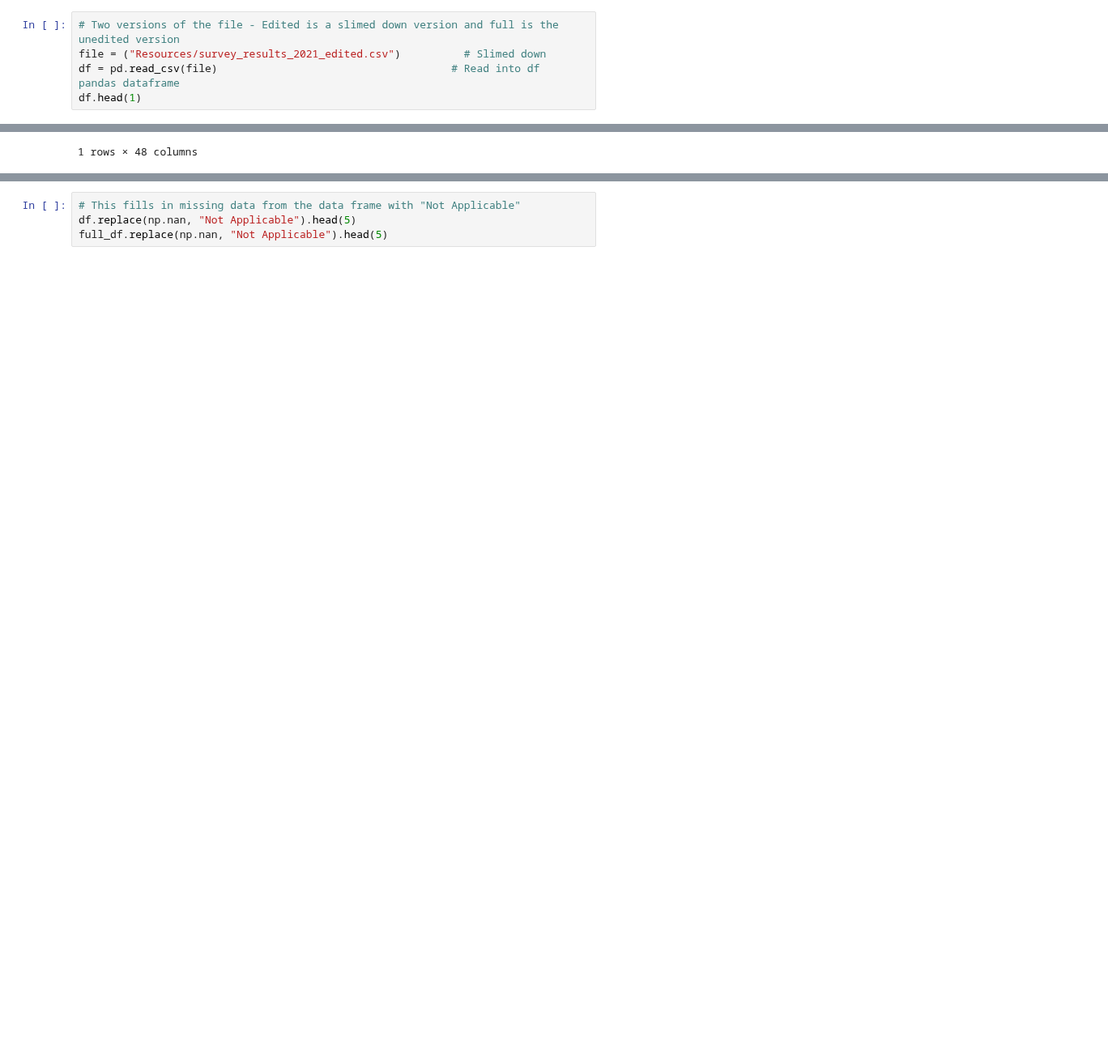
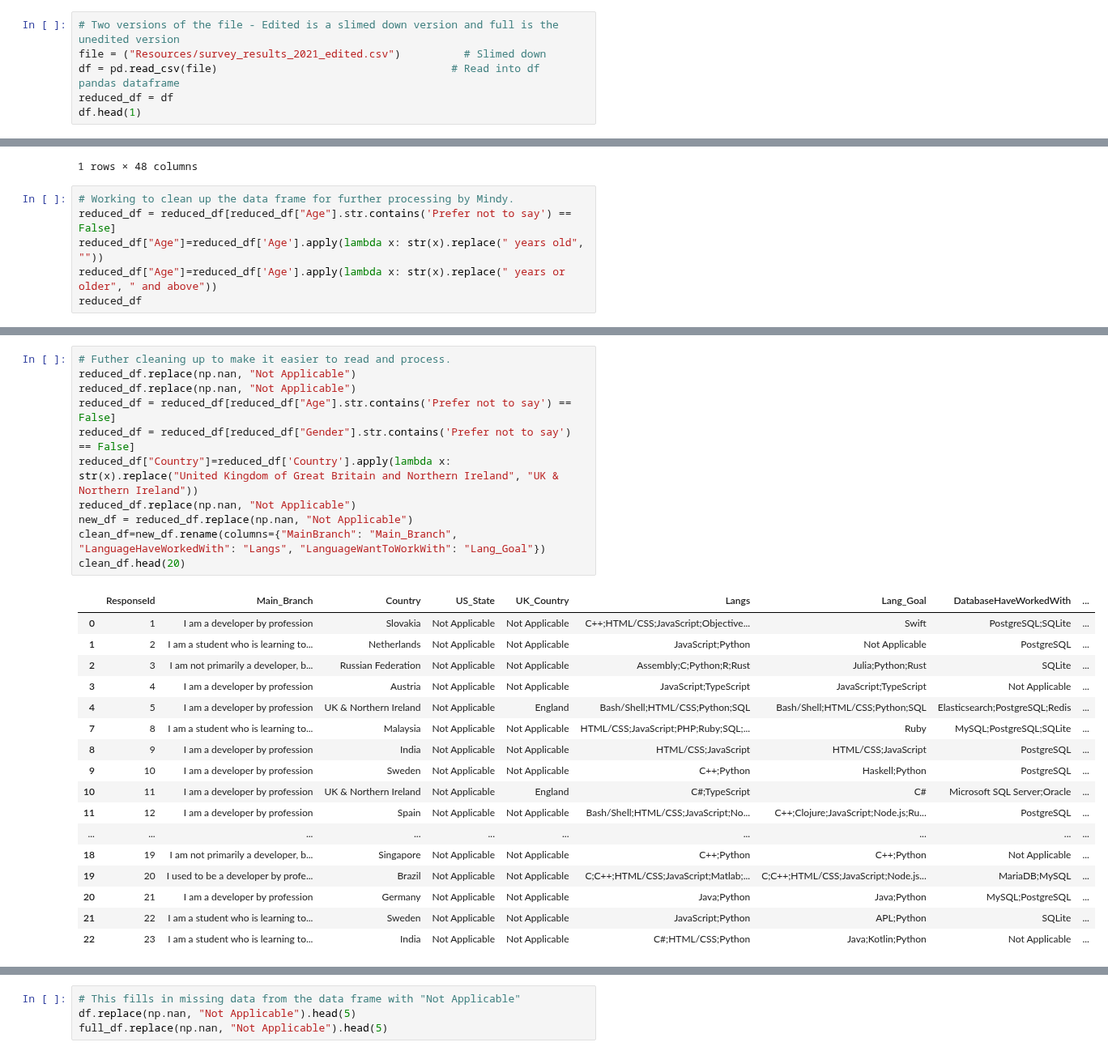
Before and after one commit to Stencoss/DataDrivenDevelopers, a Jupyter notebook: project_1.ipynb, the cells around one changed output, grey strips where cells are left out. Shown at 81% size. Drawn from its saved outputs; the diff is of its cells as text; blank space fills up the shorter version.

Commit message:
Adding Mindys cleaning data cells

```diff
--- a/project_1.ipynb
+++ b/project_1.ipynb
@@ -8,6 +8,7 @@ from collections import Counter             # Used to tally the languages
 # Two versions of the file - Edited is a slimed down version and full is the unedited version
 file = ("Resources/survey_results_2021_edited.csv")          # Slimed down
 df = pd.read_csv(file)                                     # Read into df  pandas dataframe
+reduced_df = df
 df.head(1)
 # %% [output]
 |  | ResponseId | MainBranch | Country | US_State | UK_Country | LanguageHaveWorkedWith | LanguageWantToWorkWith | ... |
@@ -21,3 +22,9 @@ full_df.head(1)
 |  | ResponseId | MainBranch | Employment | Country | US_State | UK_Country | EdLevel | Age1stCode | LearnCode | ... |
 | 0 | 1 | I am a developer by profession | Independent contractor, freelance... | Slovakia | NaN | NaN | Secondary school (e.g. American h... | 18 - 24 years | Coding Bootcamp;Other online reso... | ... |
 1 rows × 48 columns
+# %%
+# Working to clean up the data frame for further processing by Mindy.
+reduced_df = reduced_df[reduced_df["Age"].str.contains('Prefer not to say') == False]
+reduced_df["Age"]=reduced_df['Age'].apply(lambda x: str(x).replace(" years old", ""))
+reduced_df["Age"]=reduced_df['Age'].apply(lambda x: str(x).replace(" years or older", " and above"))
+reduced_df
@@ -24,3 +55,32 @@ full_df.head(1)
+# %%
+# Futher cleaning up to make it easier to read and process.
+reduced_df.replace(np.nan, "Not Applicable")
+reduced_df.replace(np.nan, "Not Applicable")
+reduced_df = reduced_df[reduced_df["Age"].str.contains('Prefer not to say') == False]
+reduced_df = reduced_df[reduced_df["Gender"].str.contains('Prefer not to say') == False]
+reduced_df["Country"]=reduced_df['Country'].apply(lambda x: str(x).replace("United Kingdom of Great Britain and Northern Ireland", "UK & Northern Ireland"))
+reduced_df.replace(np.nan, "Not Applicable")
+new_df = reduced_df.replace(np.nan, "Not Applicable")
+clean_df=new_df.rename(columns={"MainBranch": "Main_Branch", "LanguageHaveWorkedWith": "Langs", "LanguageWantToWorkWith": "Lang_Goal"})
+clean_df.head(20)
+# %% [output]
+|  | ResponseId | Main_Branch | Country | US_State | UK_Country | Langs | Lang_Goal | DatabaseHaveWorkedWith | ... |
+| 0 | 1 | I am a developer by profession | Slovakia | Not Applicable | Not Applicable | C++;HTML/CSS;JavaScript;Objective... | Swift | PostgreSQL;SQLite | ... |
+| 1 | 2 | I am a student who is learning to... | Netherlands | Not Applicable | Not Applicable | JavaScript;Python | Not Applicable | PostgreSQL | ... |
+| 2 | 3 | I am not primarily a developer, b... | Russian Federation | Not Applicable | Not Applicable | Assembly;C;Python;R;Rust | Julia;Python;Rust | SQLite | ... |
+| 3 | 4 | I am a developer by profession | Austria | Not Applicable | Not Applicable | JavaScript;TypeScript | JavaScript;TypeScript | Not Applicable | ... |
+| 4 | 5 | I am a developer by profession | UK & Northern Ireland | Not Applicable | England | Bash/Shell;HTML/CSS;Python;SQL | Bash/Shell;HTML/CSS;Python;SQL | Elasticsearch;PostgreSQL;Redis | ... |
+| 7 | 8 | I am a student who is learning to... | Malaysia | Not Applicable | Not Applicable | HTML/CSS;JavaScript;PHP;Ruby;SQL;... | Ruby | MySQL;PostgreSQL;SQLite | ... |
+| 8 | 9 | I am a developer by profession | India | Not Applicable | Not Applicable | HTML/CSS;JavaScript | HTML/CSS;JavaScript | PostgreSQL | ... |
+| 9 | 10 | I am a developer by profession | Sweden | Not Applicable | Not Applicable | C++;Python | Haskell;Python | PostgreSQL | ... |
+| 10 | 11 | I am a developer by profession | UK & Northern Ireland | Not Applicable | England | C#;TypeScript | C# | Microsoft SQL Server;Oracle | ... |
+| 11 | 12 | I am a developer by profession | Spain | Not Applicable | Not Applicable | Bash/Shell;HTML/CSS;JavaScript;No... | C++;Clojure;JavaScript;Node.js;Ru... | PostgreSQL | ... |
+| ... | ... | ... | ... | ... | ... | ... | ... | ... | ... |
+| 18 | 19 | I am not primarily a developer, b... | Singapore | Not Applicable | Not Applicable | C++;Python | C++;Python | Not Applicable | ... |
+| 19 | 20 | I used to be a developer by profe... | Brazil | Not Applicable | Not Applicable | C;C++;HTML/CSS;JavaScript;Matlab;... | C;C++;HTML/CSS;JavaScript;Node.js... | MariaDB;MySQL | ... |
+| 20 | 21 | I am a developer by profession | Germany | Not Applicable | Not Applicable | Java;Python | Java;Python | MySQL;PostgreSQL | ... |
+| 21 | 22 | I am a student who is learning to... | Sweden | Not Applicable | Not Applicable | JavaScript;Python | APL;Python | SQLite | ... |
+| 22 | 23 | I am a student who is learning to... | India | Not Applicable | Not Applicable | C#;HTML/CSS;Python | Java;Kotlin;Python | Not Applicable | ... |
 # %%
 # Dropping columns from df that will not be used.  Might keep this? - Deleted Drop
 
```
Also changed, not shown: parts of 3 cells of this notebook.
